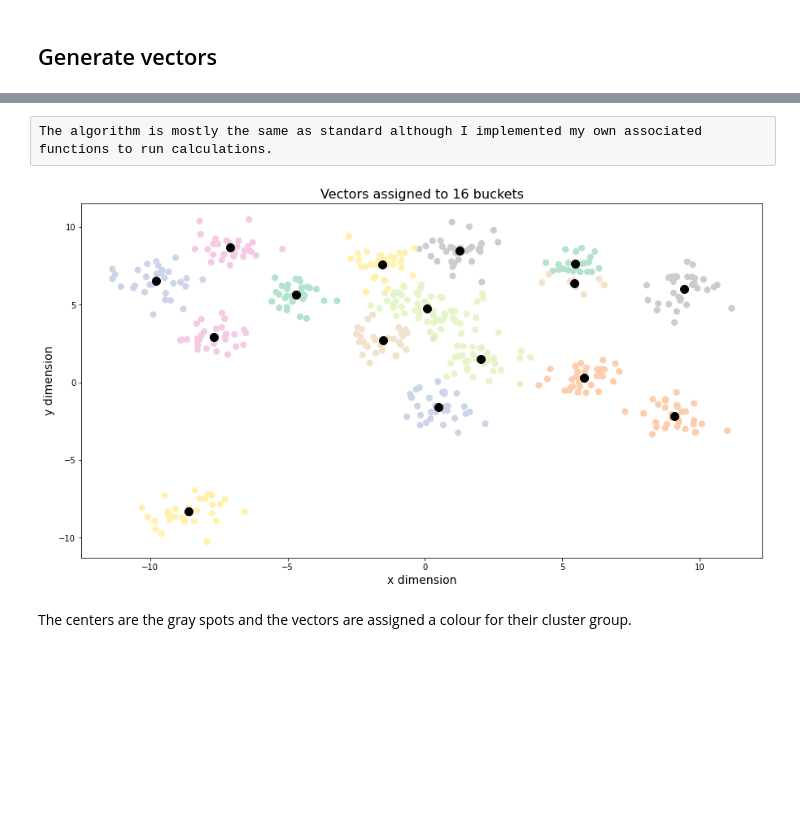
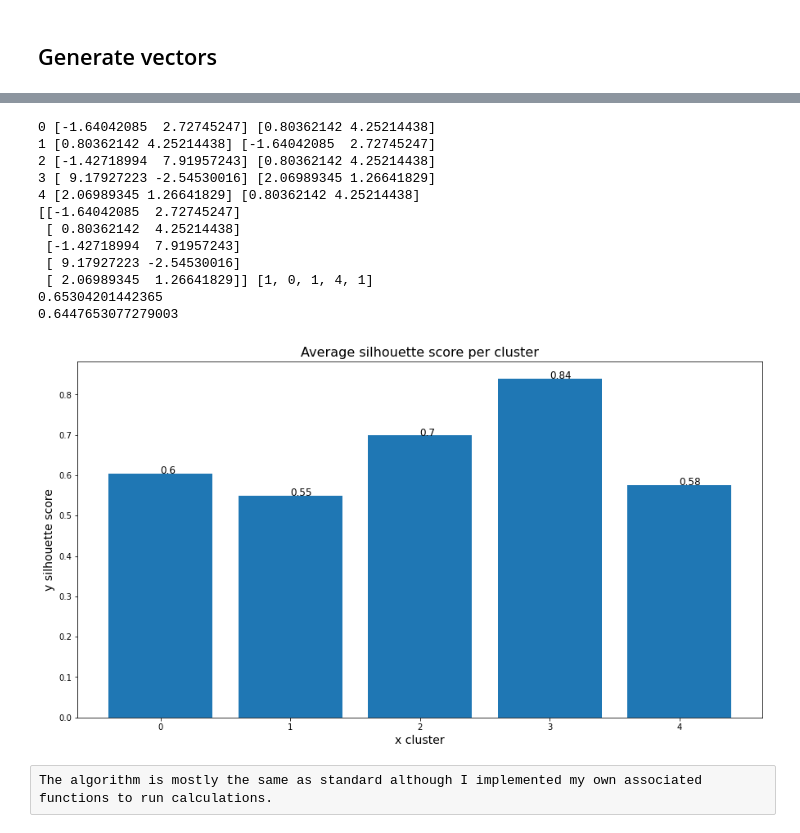
Before and after one commit to SeniorDataEngineer/k-means-clustering, a Jupyter notebook: Notebooks/k_means_clustering_demo.ipynb, the cells around one changed output, grey strips where cells are left out. Cells and saved outputs as stored; diff of their text form; code cells hidden in the pictures; blank space fills up the shorter version.

```diff
--- a/Notebooks/k_means_clustering_demo.ipynb
+++ b/Notebooks/k_means_clustering_demo.ipynb
@@ -77,24 +101,47 @@ matplot.scatter(vectors[:, 0], vectors[:, 1], s=50);
+# %%
+# Calculate the silhouette coefficients.
+silhouettes, pairs = my_km.get_silhouette_coefficient(vectors, labels, centroids)
+print(centroids, pairs)
+
+# Setup the graph.
+matplot.figure(figsize=(15, 8))
+matplot.title(f'Average silhouette score per cluster', fontsize=16)
+matplot.xlabel(f'x cluster', fontsize=14)
+matplot.ylabel(f'y silhouette score', fontsize=14)
+font = {'size': 12}
+matplot.rc('font', **font)
+
+# Plot the graph.
+matplot.bar(
+    range(0, len(silhouettes)),
+    [ sum(x) / len(x) for x in silhouettes ])
+
+# Add labels for the columns.
+for i in range(0, len(silhouettes)):
+    b = matplot.annotate(
+        text=str(round(sum(silhouettes[i]) / len(silhouettes[i]), 2)),
+        xy=(i, sum(silhouettes[i]) / len(silhouettes[i])))
+
+
+# Test my implementation by comparing to sklearn, note remove import at top when tested.
+z = [ s for l in silhouettes for s in l ]
+print(sum(z) / len(z))
+
+score = silhouette_score(vectors, labels, metric='euclidean')
+print(score)
+# %% [output]
+0 [-1.64042085  2.72745247] [0.80362142 4.25214438]
+1 [0.80362142 4.25214438] [-1.64042085  2.72745247]
+2 [-1.42718994  7.91957243] [0.80362142 4.25214438]
+3 [ 9.17927223 -2.54530016] [2.06989345 1.26641829]
+4 [2.06989345 1.26641829] [0.80362142 4.25214438]
+[[-1.64042085  2.72745247]
+ [ 0.80362142  4.25214438]
+ [-1.42718994  7.91957243]
+ [ 9.17927223 -2.54530016]
+ [ 2.06989345  1.26641829]] [1, 0, 1, 4, 1]
+0.65304201442365
+0.6447653077279003
+[figure, added]
 # %% [raw]
 The algorithm is mostly the same as standard although I implemented my own associated functions to run calculations.
-# %%
-# Instantiate my class.
-my_km = KMeans()
-
-# Run k means clustering.
-centroids, labels = my_km.k_means_2d(k=k, points=vectors)
-
-# Setup the graph.
-matplot.figure(figsize=(15, 8))
-matplot.title(f'Vectors assigned to {k} buckets', fontsize=16)
-matplot.xlabel(f'x dimension', fontsize=14)
-matplot.ylabel(f'y dimension', fontsize=14)
-
-# Plot the data.
-matplot.scatter(vectors[:, 0],vectors[:, 1], s=50, c=labels, cmap='Pastel2');
-
-# Plot the centers.
-matplot.scatter(centroids[:, 0], centroids[:, 1], c='black', s=100, alpha=1);
-# %% [output]
-[figure, removed]
-# %% [markdown]
-The centers are the gray spots and the vectors are assigned a colour for their cluster group.
```
Also changed, not shown: parts of 8 cells of this notebook, 5 other files.
